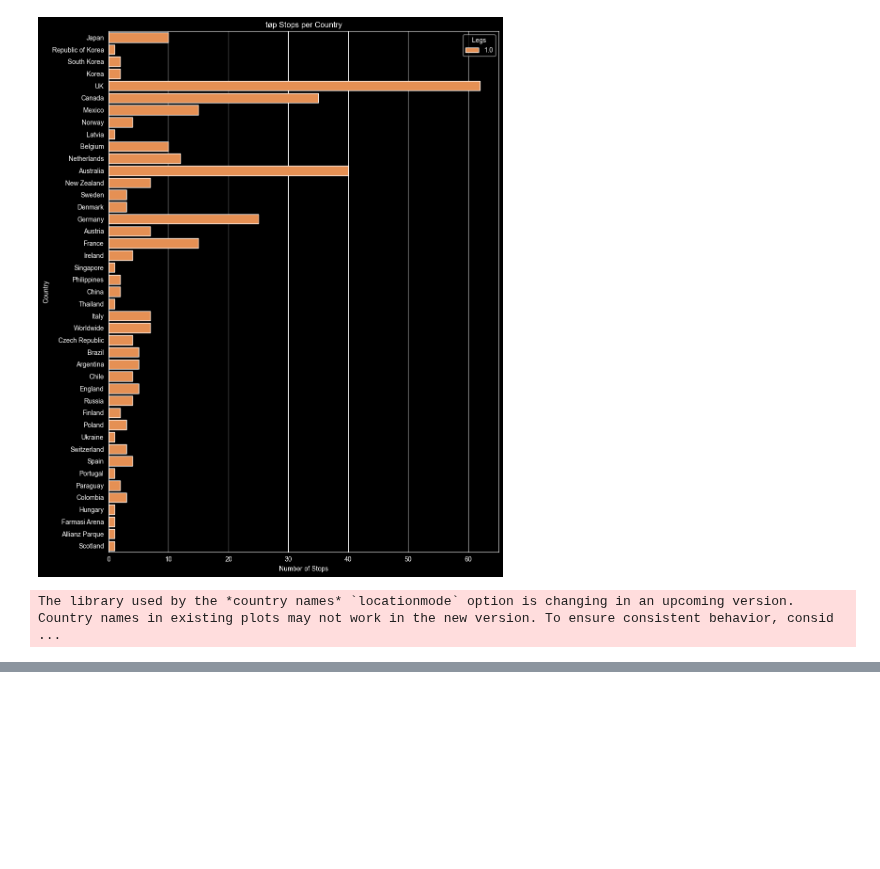
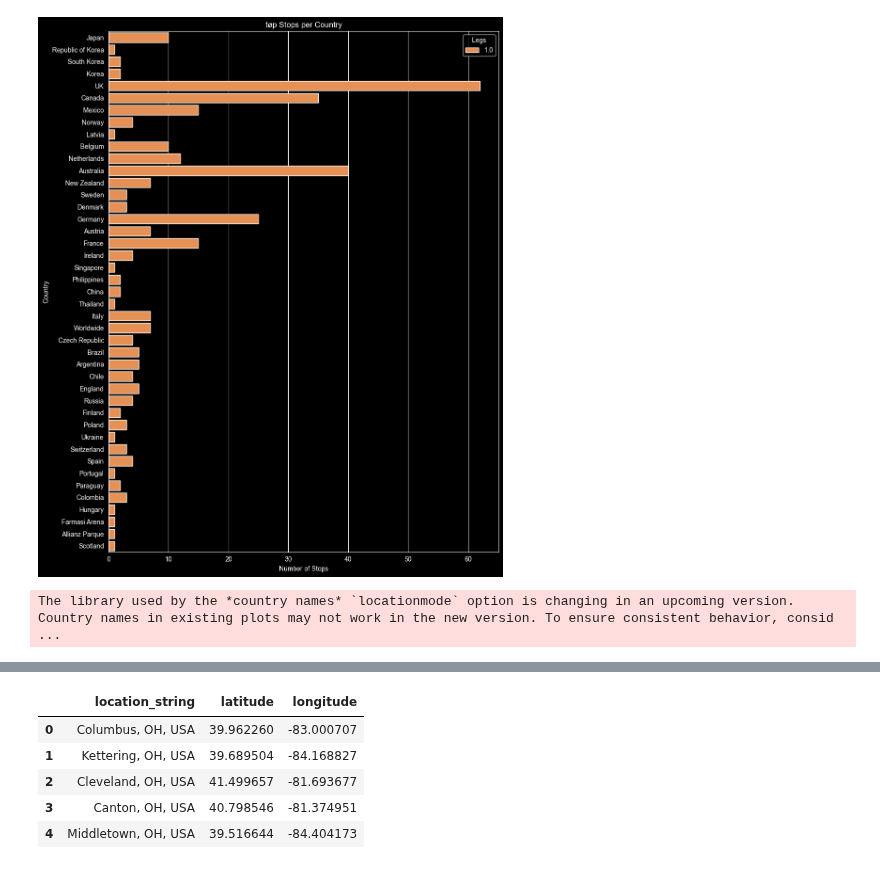
Before and after one commit to MeredithClikkie/torchbearerlab.github.io, a Jupyter notebook: TØPTourStops.ipynb, the cells around one changed output, grey strips where cells are left out. Drawn from its saved outputs; the diff is of its cells as text; code cells hidden in the pictures; blank space fills up the shorter version.

```diff
--- a/TØPTourStops.ipynb
+++ b/TØPTourStops.ipynb
@@ -6,0 +10,5 @@ df= pd.read_excel(file_path)
+# %%
+# 2. Rename the first column (index 0) to 'location_string'
+df_geo.columns.values[0] = 'location_string'
+df_geo.columns.values[1] = 'latitude'
+df_geo.columns.values[2] = 'longitude'
@@ -325,0 +473,9 @@ KeyError: 'location_string'
+# %%
+df_geo.head()
+# %% [output]
+|  | location_string | latitude | longitude |
+| 0 | Columbus, OH, USA | 39.962260 | -83.000707 |
+| 1 | Kettering, OH, USA | 39.689504 | -84.168827 |
+| 2 | Cleveland, OH, USA | 41.499657 | -81.693677 |
+| 3 | Canton, OH, USA | 40.798546 | -81.374951 |
+| 4 | Middletown, OH, USA | 39.516644 | -84.404173 |
```
Also changed, not shown: parts of 26 cells of this notebook, 3 other files.
